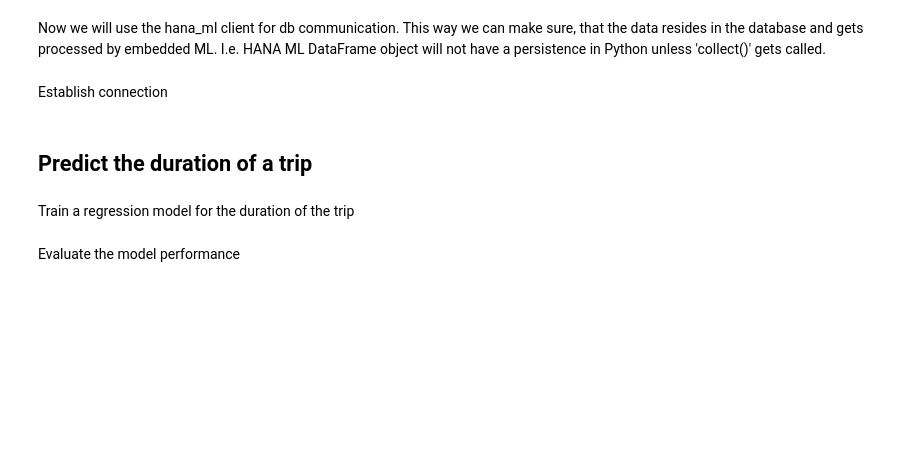
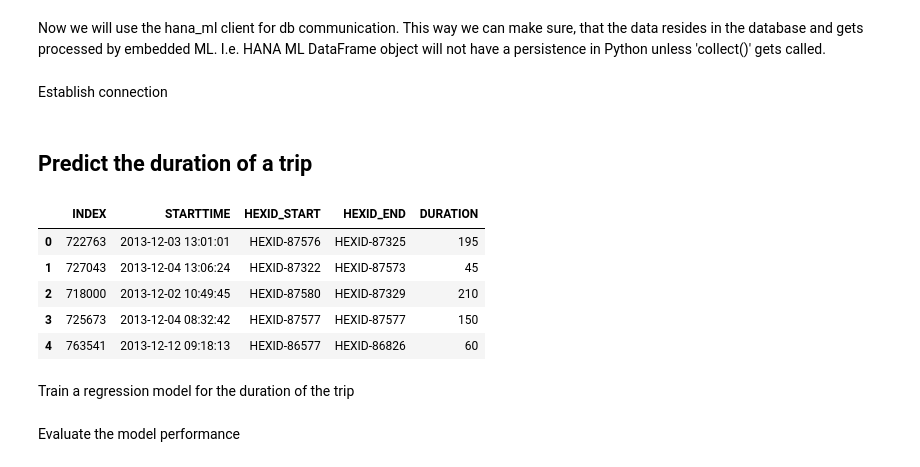
Before and after one commit to mkemeter/public, a Jupyter notebook: TaxiTrajectories.ipynb, the cells around one changed output. Cells and saved outputs as stored; diff of their text form; code cells hidden in the pictures; blank space fills up the shorter version.

```diff
--- a/Taxi Trajectories.ipynb
+++ b/TaxiTrajectories.ipynb
@@ -1156,6 +1156,15 @@ hdf_trajectories = conn.sql('''
     LEFT JOIN REFGRID R1 ON STARTPOINT.ST_WITHIN(R1.HEXCELL) = 1
     LEFT JOIN REFGRID R2 ON ENDPOINT.ST_WITHIN(R2.HEXCELL) = 1
 ''')
+# %%
+hdf_trajectories.head(5).collect()
+# %% [output]
+|  | INDEX | STARTTIME | HEXID_START | HEXID_END | DURATION |
+| 0 | 722763 | 2013-12-03 13:01:01 | HEXID-87576 | HEXID-87325 | 195 |
+| 1 | 727043 | 2013-12-04 13:06:24 | HEXID-87322 | HEXID-87573 | 45 |
+| 2 | 718000 | 2013-12-02 10:49:45 | HEXID-87580 | HEXID-87329 | 210 |
+| 3 | 725673 | 2013-12-04 08:32:42 | HEXID-87577 | HEXID-87577 | 150 |
+| 4 | 763541 | 2013-12-12 09:18:13 | HEXID-86577 | HEXID-86826 | 60 |
 # %% [markdown]
 Train a regression model for the duration of the trip
 # %%
```
Also changed, not shown: parts of 2 cells of this notebook.
